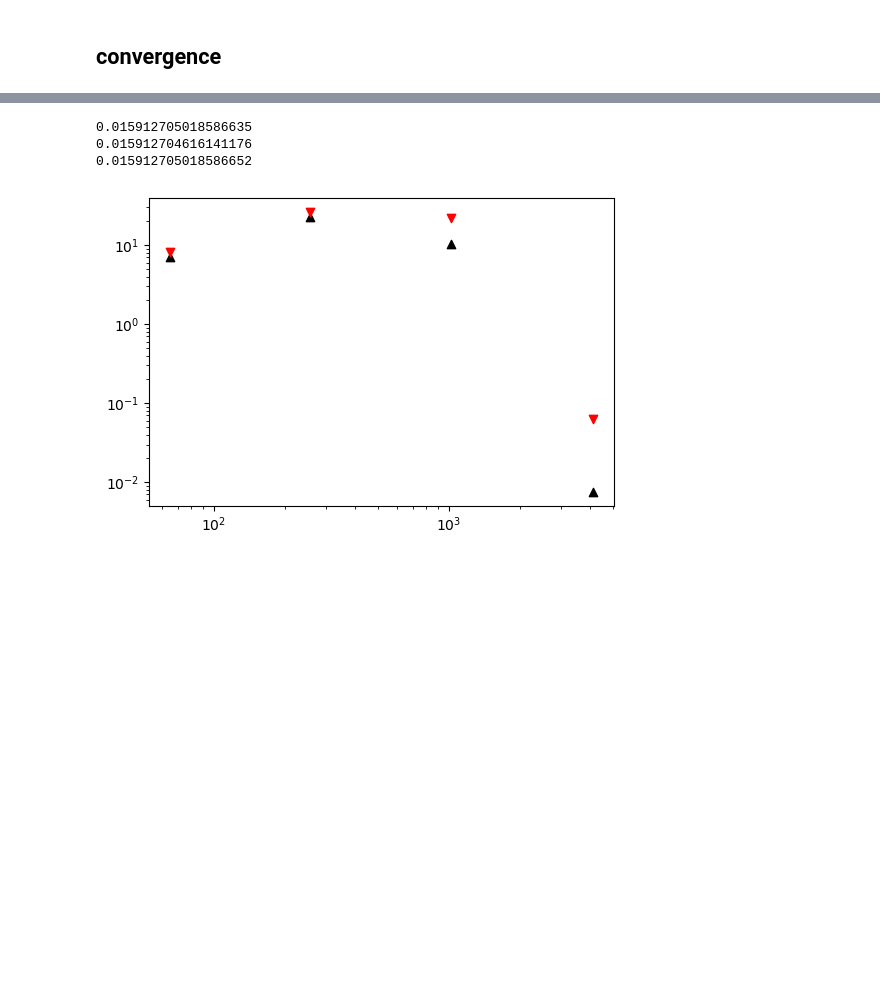
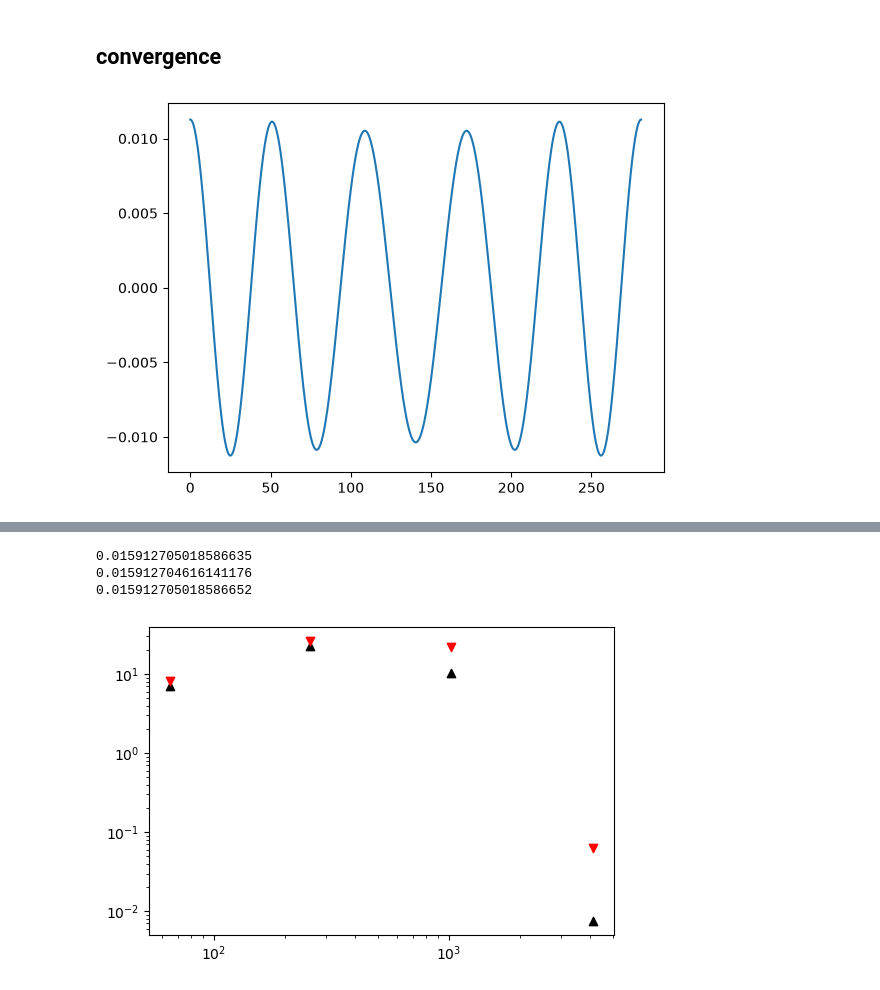
Before and after one commit to thompsonphys/inspectre, a Jupyter notebook: notebooks/test_inspectre.ipynb, the cells around one changed output, grey strips where cells are left out. Drawn from its saved outputs; the diff is of its cells as text; code cells hidden in the pictures; blank space fills up the shorter version.

```diff
--- a/notebooks/test_inspectre.ipynb
+++ b/notebooks/test_inspectre.ipynb
@@ -76,2 +79,8 @@ plt.show()
 # %% [markdown]
 ## convergence
+# %%
+pnc_mn = insp.puncture_mn_integrand_along_trajectory(5, -5, 10., np.arccos(-0.5))
+plt.plot(pnc_mn.T[0], pnc_mn.T[1])
+plt.show()
+# %% [output]
+[figure, added]
```
Also changed, not shown: parts of 9 cells of this notebook, 6 other files.
